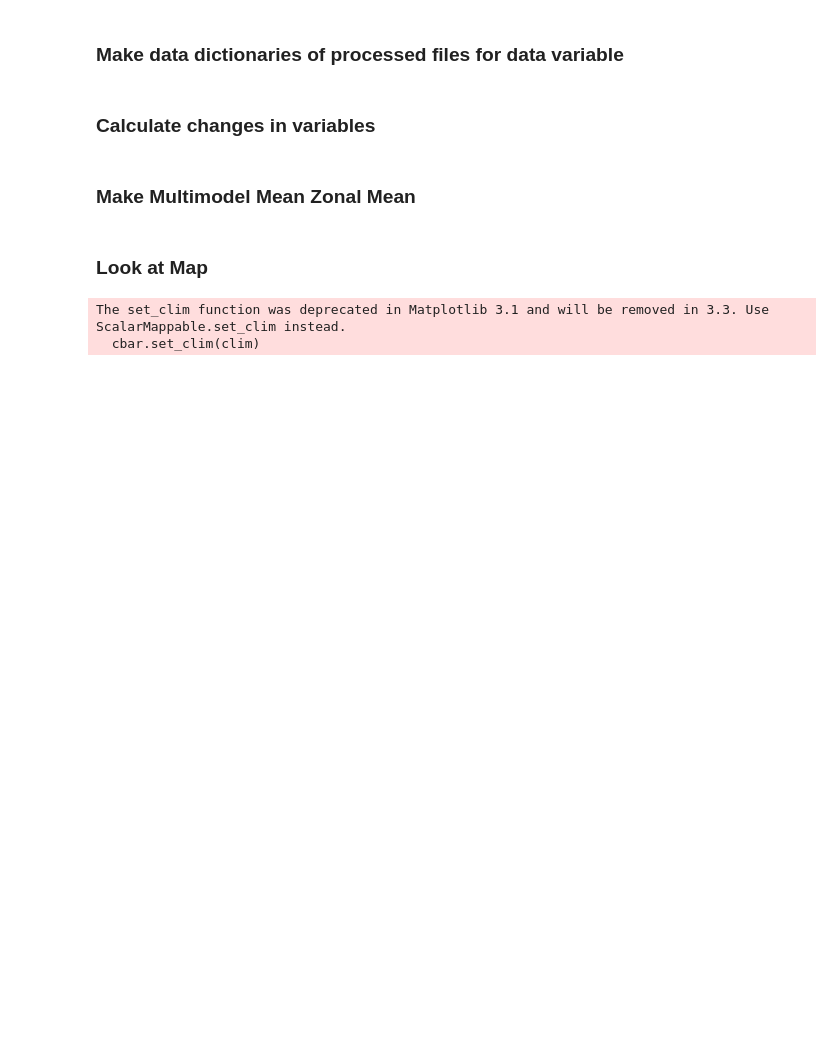
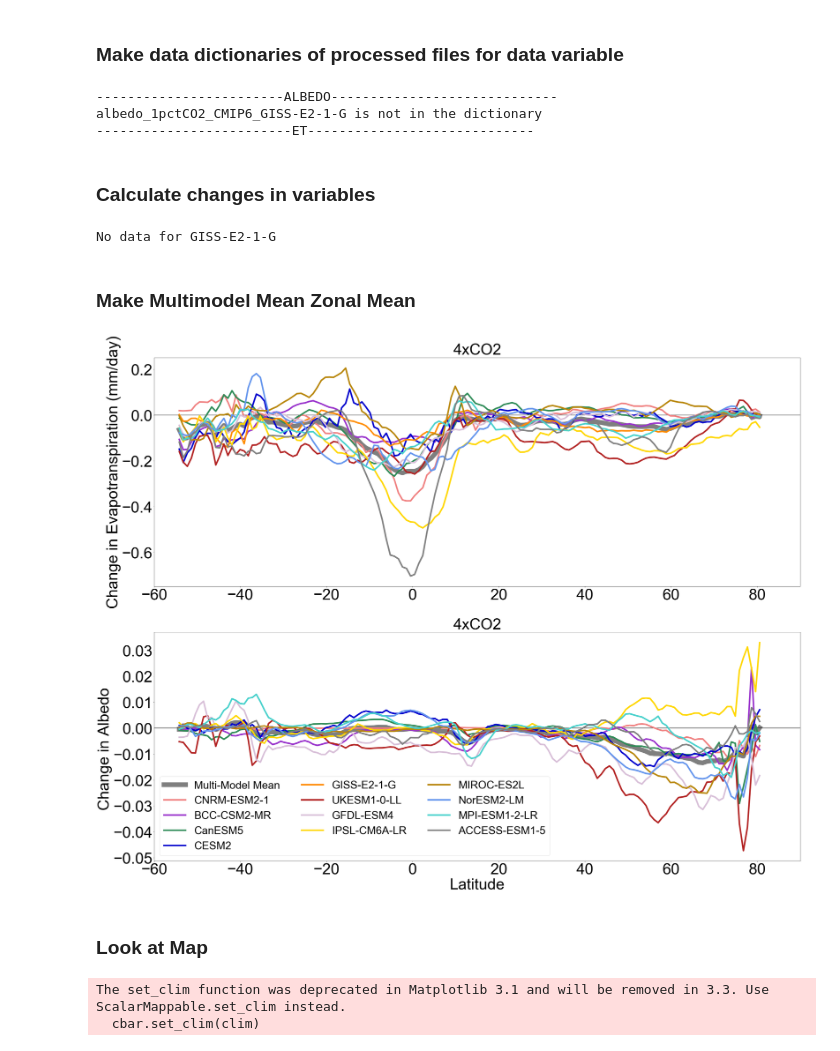
Before and after one commit to czarakas/plant_physiology_and_TCR, a Jupyter notebook: replicate_figures/Figure_7.ipynb, the cells around one changed output. Drawn from its saved outputs; the diff is of its cells as text; code cells hidden in the pictures; blank space fills up the shorter version.

```diff
--- a/replicate_figures/Figure_7.ipynb
+++ b/replicate_figures/Figure_7.ipynb
@@ -94,20 +89,24 @@ KeyboardInterrupt:
 ### Make data dictionaries of processed files for data variable
 # %%
 print('------------------------ALBEDO-----------------------------')
-PROC_DATA_DICT_ALBEDO = make_processed_data_dict.create_variable_dictionary(runnames=['piControl','1pctCO2', '1pctCO2-rad', '1pctCO2-bgc'],
+PROC_DATA_DICT_ALBEDO = make_processed_data_dict.create_variable_dictionary(runnames=['1pctCO2', '1pctCO2-rad'],
                                                                             varname='albedo',
                                                                             cdict_names=['CMIP5','CMIP6'],
                                                                             input_path=PATH_REGRIDDED_DATA)
 print('-------------------------ET-----------------------------')
-PROC_DATA_DICT_ET = make_processed_data_dict.create_variable_dictionary(runnames=['piControl','1pctCO2', '1pctCO2-rad', '1pctCO2-bgc'],
+PROC_DATA_DICT_ET = make_processed_data_dict.create_variable_dictionary(runnames=['1pctCO2', '1pctCO2-rad'],
                                                                         varname='ET',
                                                                         cdict_names=['CMIP5','CMIP6'],
                                                                         input_path=PATH_REGRIDDED_DATA)
+# %% [output]
+------------------------ALBEDO-----------------------------
+albedo_1pctCO2_CMIP6_GISS-E2-1-G is not in the dictionary
+-------------------------ET-----------------------------
 # %% [markdown]
 ### Calculate changes in variables
 # %%
 CMIP_NAMES=['CMIP5','CMIP6']
-END_YR=70
+END_YR=130
 # %%
 all_models_ALBEDO_delta = ET_stats.get_mm_mean(proc_data_dict=PROC_DATA_DICT_ALBEDO,
                                                varname='albedo',
@@ -122,6 +121,8 @@ all_models_ET_delta = ET_stats.get_mm_mean(proc_data_dict=PROC_DATA_DICT_ET,
                                            runname_inds=[2,0],
                                            cmip_names=CMIP_NAMES,
                                            delta_or_baseline='Delta')
+# %% [output]
+No data for GISS-E2-1-G
 # %% [markdown]
 ### Make Multimodel Mean Zonal Mean
 # %%
@@ -129,7 +130,7 @@ ds_list = [all_models_ET_delta, all_models_ALBEDO_delta]
 varname_list = ['ET','albedo']
 varname_long_list = ['Evapotranspiration','Albedo']
 cmip6_start_ind=8;
-cmip6_end_ind=17;
+cmip6_end_ind=20;
 unit_list = ['(mm/day)','']
 xlims = [-60,90]
 lwidth = 6
@@ -138,8 +139,8 @@ land_frac_cutoff = 0.8
 
 
 output_path=directory_information.DIR_OUTPUT_FIGURES
-filename='ET_Albedo_ZonalMean_year130'
-colors=get_CMIP_info.get_colors('CMIP5and6')[8:17]
+filename='ET_Albedo_ZonalMean_year'+str(END_YR)
+colors=get_CMIP_info.get_colors('CMIP5and6')[cmip6_start_ind:cmip6_end_ind]
 # %%
 def format_subplot(term,color=None,legend_on=True):
     plt.plot(xlims,[0,0],'-k')
@@ -171,34 +172,40 @@ for i in range(0,len(ds_list)):
     term = ds[varname].isel(modelname=range(cmip6_start_ind, cmip6_end_ind)).mean(dim=['time'])
     lats = term['lat']
     land_frac = (ds['da_land']/100)*(1-(ds['da_glac']/100))
 
     #mapdata_mmean = term.mean(dim=['lon','modelname'])
 
 
     # calculate and filter multi-model mean
     mapdata_mmean=term.mean(dim=['modelname'])
     mapdata_mmean=mapdata_mmean.where(abs(mapdata_mmean)<10)*land_frac
     mapdata_mmean=mapdata_mmean.where(land_frac>land_frac_cutoff)
 
     #plot multimodel mean
     plt.plot(lats,mapdata_mmean.mean(dim='lon'),label='Multi-Model Mean',
              linestyle='-',color='black',linewidth=lwidth*3,alpha=0.5)
 
     # plot individual models
     if i==1:
         format_subplot(term,colors,legend_on=True)
     else:
         format_subplot(term,colors,legend_on=False)
 
-    plt.title('2xCO2')
+    if END_YR==70:
+        plt.title('2xCO2')
+    elif END_YR==130:
+        plt.title('4xCO2')
+
     plt.ylabel('Change in '+varname_long+' '+units)
 
     for item in ([ax.title, ax.xaxis.label, ax.yaxis.label] +
               ax.get_xticklabels() + ax.get_yticklabels()):
         item.set_fontsize(FONTSIZE)
 
 plt.xlabel('Latitude')
 fig.savefig(output_path+filename+'.png', bbox_inches='tight')
+# %% [output]
+[figure, added]
 # %% [markdown]
 ### Look at Map
 # %%
```
Also changed, not shown: parts of 1 cell of this notebook, 7 other files.
